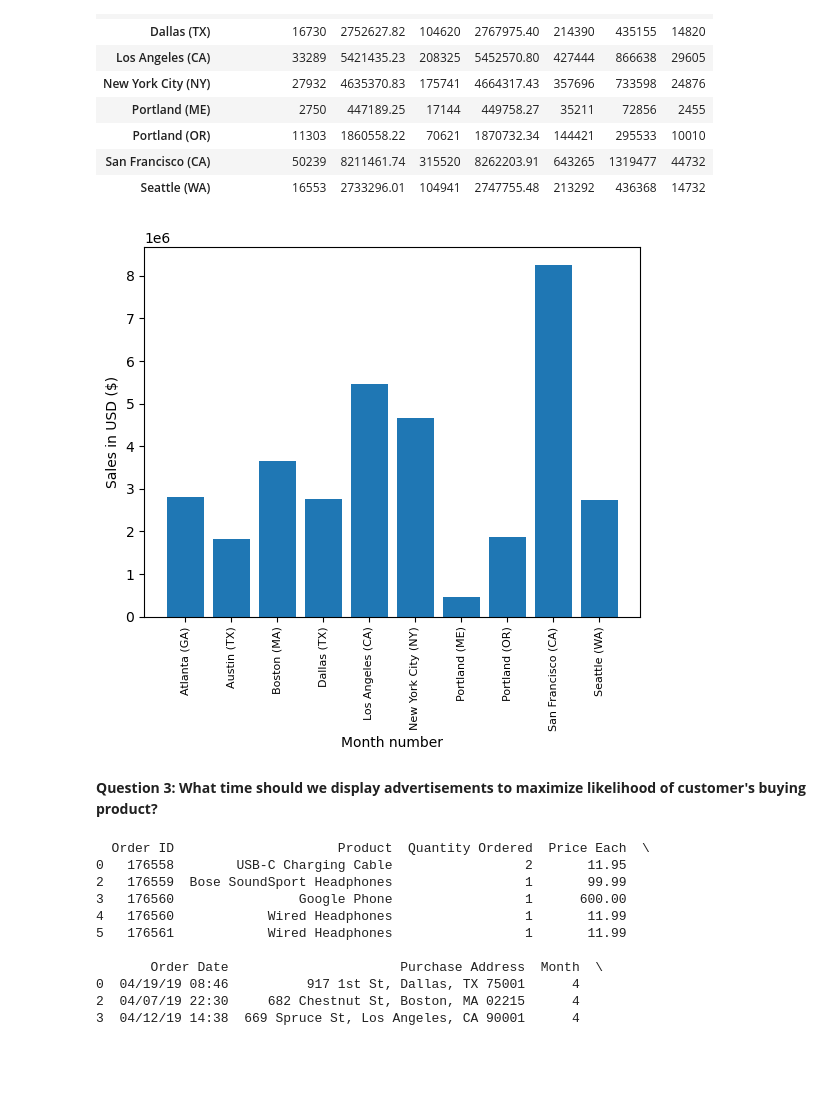
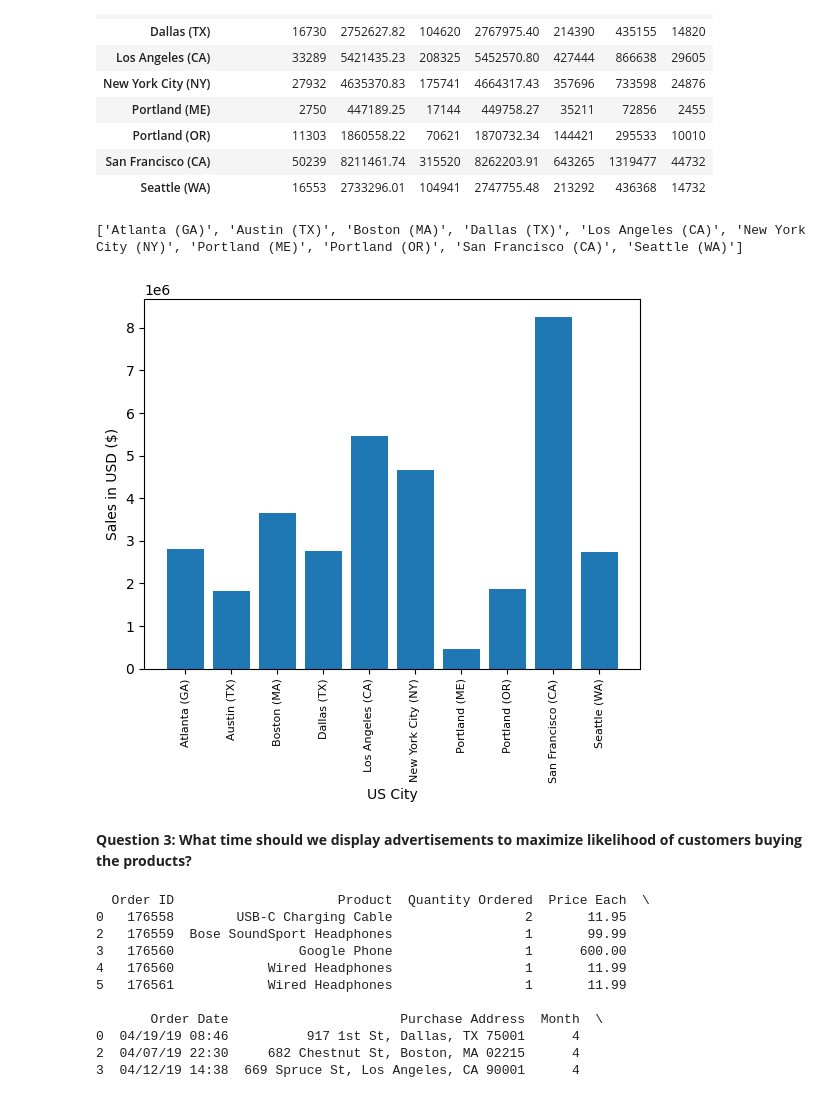
Before and after one commit to dark-teal-coder/ttr-py-data-analysis-pandas-gadget-sales, a Jupyter notebook: analyze-tech-gadgets-2019.ipynb, the cells around one changed output. Drawn from its saved outputs; the diff is of its cells as text; code cells hidden in the pictures; blank space fills up the shorter version.

```diff
--- a/analyze-tech-gadgets-2019.ipynb
+++ b/analyze-tech-gadgets-2019.ipynb
@@ -260,17 +260,21 @@ df_all_sales.groupby(['City']).sum()
 | Seattle (WA) | 16553 | 2733296.01 | 104941 | 2747755.48 | 213292 | 436368 | 14732 |
 # %%
 ## Visualize the results
-keys = [city for city, df in df_all_sales.groupby(['City'])]
+# keys = [city for city in df_all_sales.groupby(['City'])]
+# keys = [city for city, df in df_all_sales.groupby(['City'])]
+cities = [city[0] for city in df_all_sales.groupby(['City'])]
+print(cities)
 
-plt.bar(keys,df_all_sales.groupby(['City']).sum()['Sales'])
+plt.bar(cities, df_all_sales.groupby(['City']).sum()['Sales'])
+plt.xlabel('US City')
 plt.ylabel('Sales in USD ($)')
-plt.xlabel('Month number')
-plt.xticks(keys, rotation='vertical', size=8)
+plt.xticks(cities, rotation='vertical', size=8)
 plt.show()
 # %% [output]
+['Atlanta (GA)', 'Austin (TX)', 'Boston (MA)', 'Dallas (TX)', 'Los Angeles (CA)', 'New York City (NY)', 'Portland (ME)', 'Portland (OR)', 'San Francisco (CA)', 'Seattle (WA)']
-[figure, old version]
+[figure, new version]
 # %% [markdown]
-**Question 3: What time should we display advertisements to maximize likelihood of customer's buying product?**
+**Question 3: What time should we display advertisements to maximize likelihood of customers buying the products?**
 # %%
 ## Add "Hour" column
 df_all_sales['Hour'] = pd.to_datetime(df_all_sales['Order Date']).dt.hour
```
Also changed, not shown: parts of 2 cells of this notebook.
